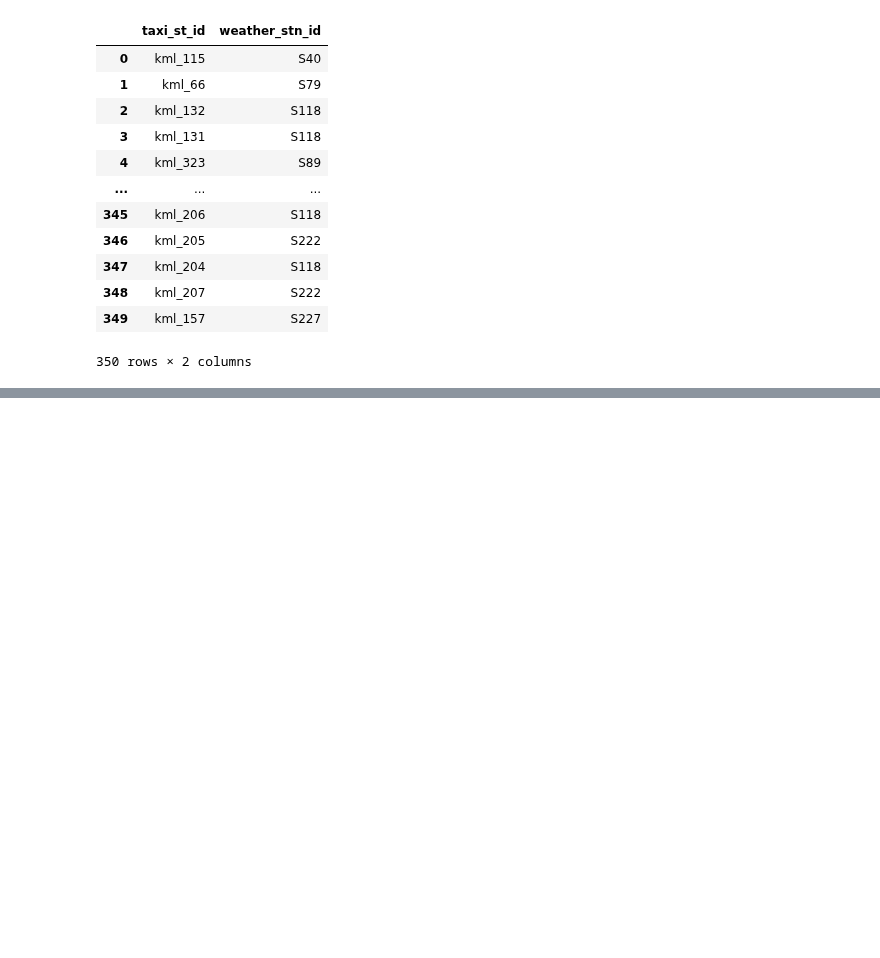
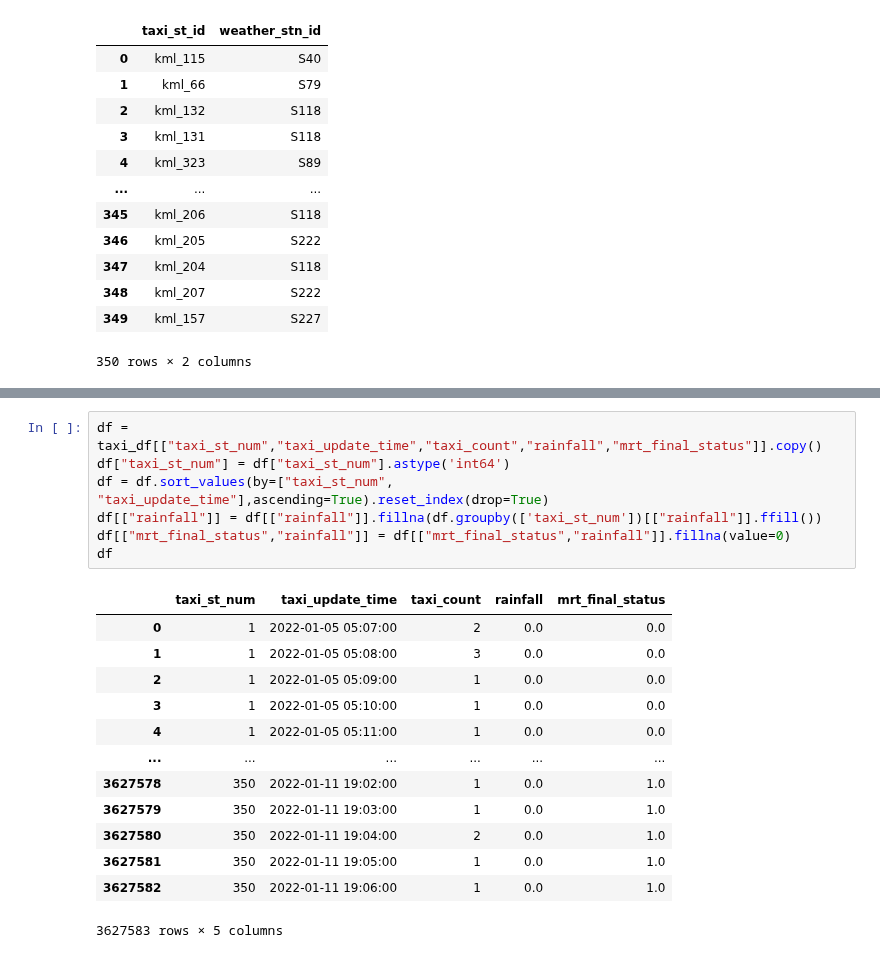
Before and after one commit to alealejandro1/taxi_compass, a Jupyter notebook: notebooks/johan_taxi_compass.ipynb, the cells around one changed output, grey strips where cells are left out. Saved outputs shown, nothing was run; the diff lists cells and outputs as text; blank space fills up the shorter version.

```diff
--- a/notebooks/johan_taxi_compass.ipynb
+++ b/notebooks/johan_taxi_compass.ipynb
@@ -434,0 +494,21 @@ combined_df
+# %%
+df = taxi_df[["taxi_st_num","taxi_update_time","taxi_count","rainfall","mrt_final_status"]].copy()
+df["taxi_st_num"] = df["taxi_st_num"].astype('int64')
+df = df.sort_values(by=["taxi_st_num", "taxi_update_time"],ascending=True).reset_index(drop=True)
+df[["rainfall"]] = df[["rainfall"]].fillna(df.groupby(['taxi_st_num'])[["rainfall"]].ffill())
+df[["mrt_final_status","rainfall"]] = df[["mrt_final_status","rainfall"]].fillna(value=0)
+df
+# %% [output]
+|  | taxi_st_num | taxi_update_time | taxi_count | rainfall | mrt_final_status |
+| 0 | 1 | 2022-01-05 05:07:00 | 2 | 0.0 | 0.0 |
+| 1 | 1 | 2022-01-05 05:08:00 | 3 | 0.0 | 0.0 |
+| 2 | 1 | 2022-01-05 05:09:00 | 1 | 0.0 | 0.0 |
+| 3 | 1 | 2022-01-05 05:10:00 | 1 | 0.0 | 0.0 |
+| 4 | 1 | 2022-01-05 05:11:00 | 1 | 0.0 | 0.0 |
+| ... | ... | ... | ... | ... | ... |
+| 3627578 | 350 | 2022-01-11 19:02:00 | 1 | 0.0 | 1.0 |
+| 3627579 | 350 | 2022-01-11 19:03:00 | 1 | 0.0 | 1.0 |
+| 3627580 | 350 | 2022-01-11 19:04:00 | 2 | 0.0 | 1.0 |
+| 3627581 | 350 | 2022-01-11 19:05:00 | 1 | 0.0 | 1.0 |
+| 3627582 | 350 | 2022-01-11 19:06:00 | 1 | 0.0 | 1.0 |
+3627583 rows × 5 columns
```
Also changed, not shown: parts of 19 cells of this notebook.
